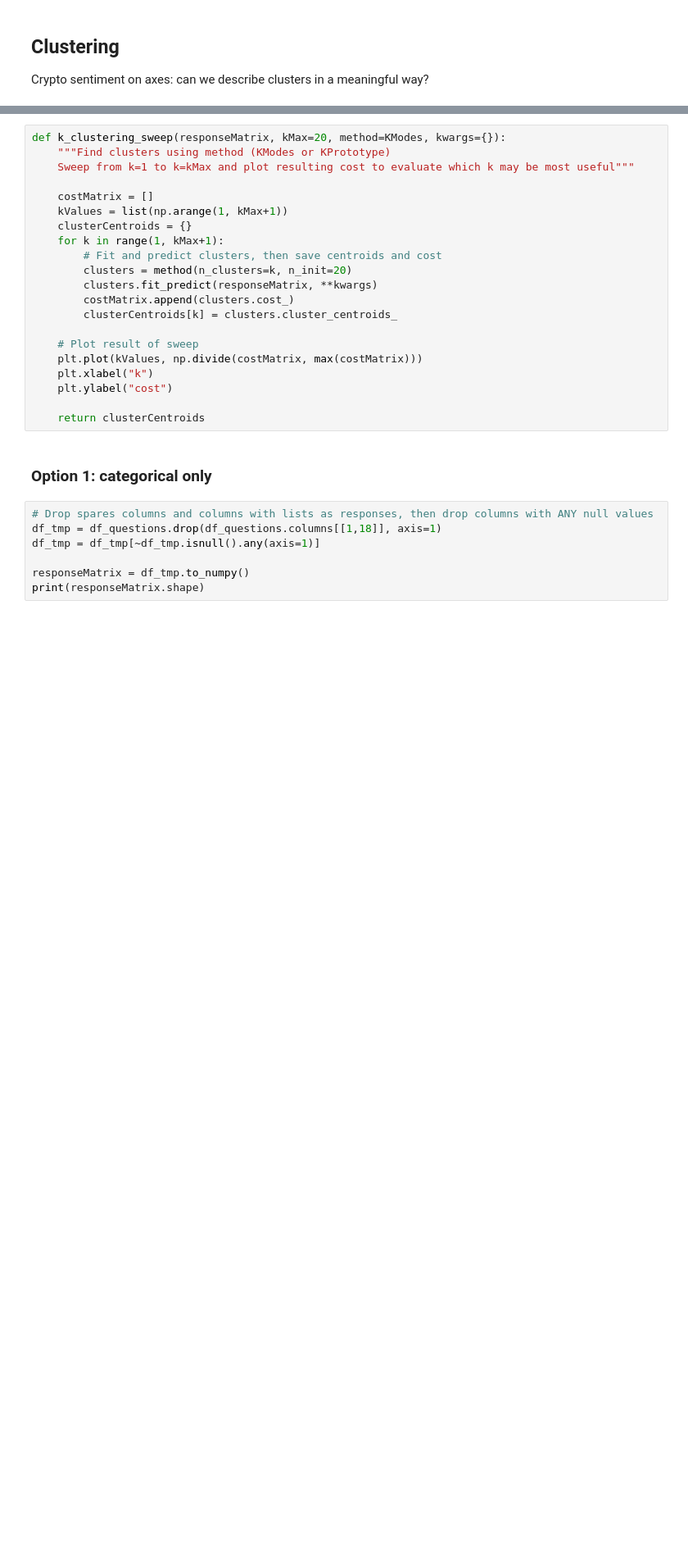
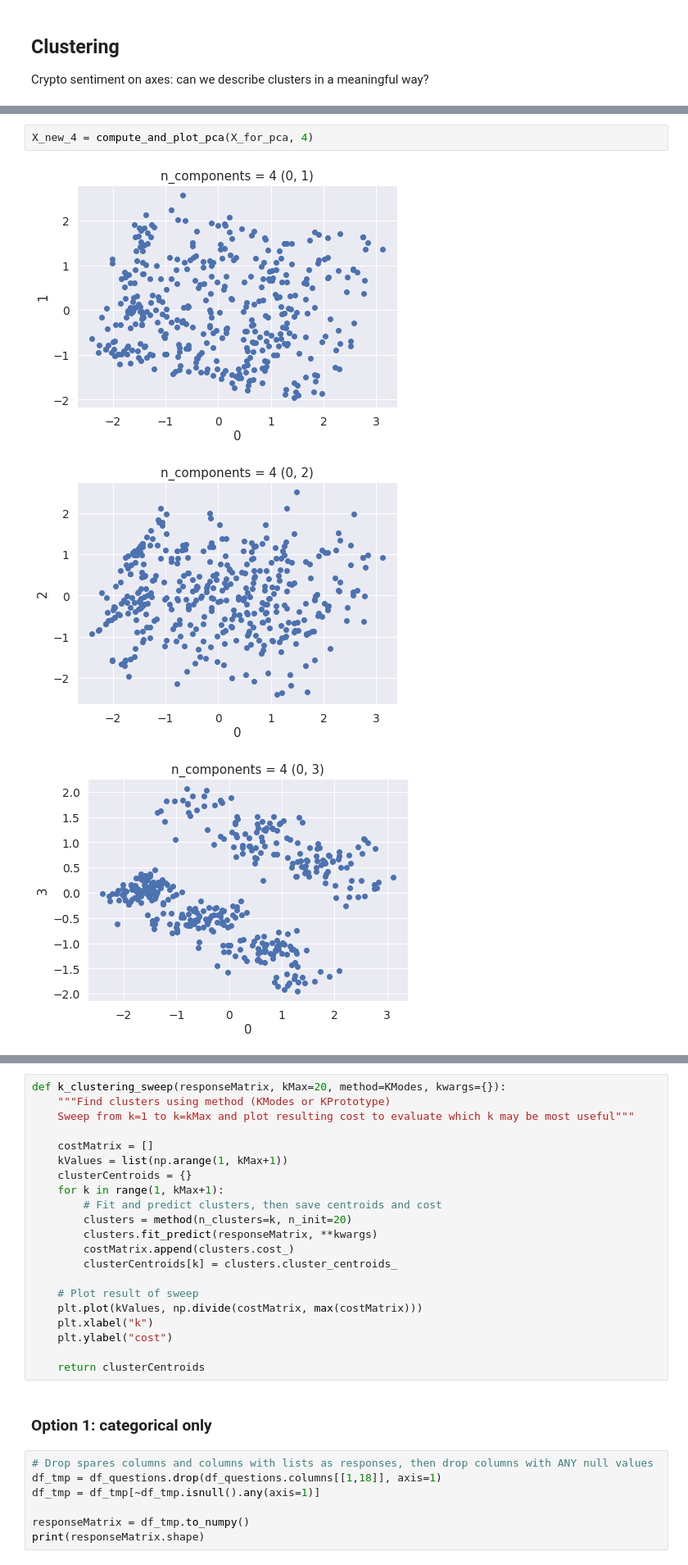
Before and after one commit to notchia/metagov, a Jupyter notebook: cryptopolitics_survey_analysis.ipynb, the cells around one changed output, grey strips where cells are left out. Shown at 82% size. Cells and saved outputs as stored; diff of their text form; blank space fills up the shorter version.

```diff
--- a/cryptopolitics_survey_analysis.ipynb
+++ b/cryptopolitics_survey_analysis.ipynb
@@ -438,0 +382,6 @@ Two options for this:
+# %%
+X_new_4 = compute_and_plot_pca(X_for_pca, 4)
+# %% [output]
+[figure, added]
+[figure, added]
+[figure, added]
```
Also changed, not shown: parts of 43 cells of this notebook.
